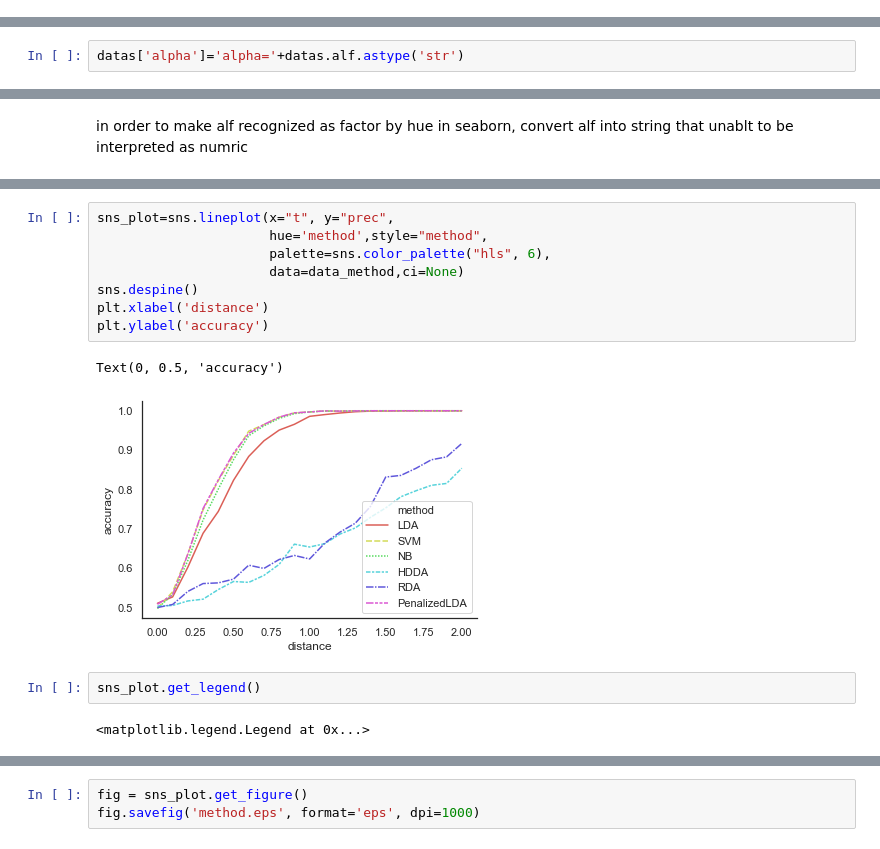
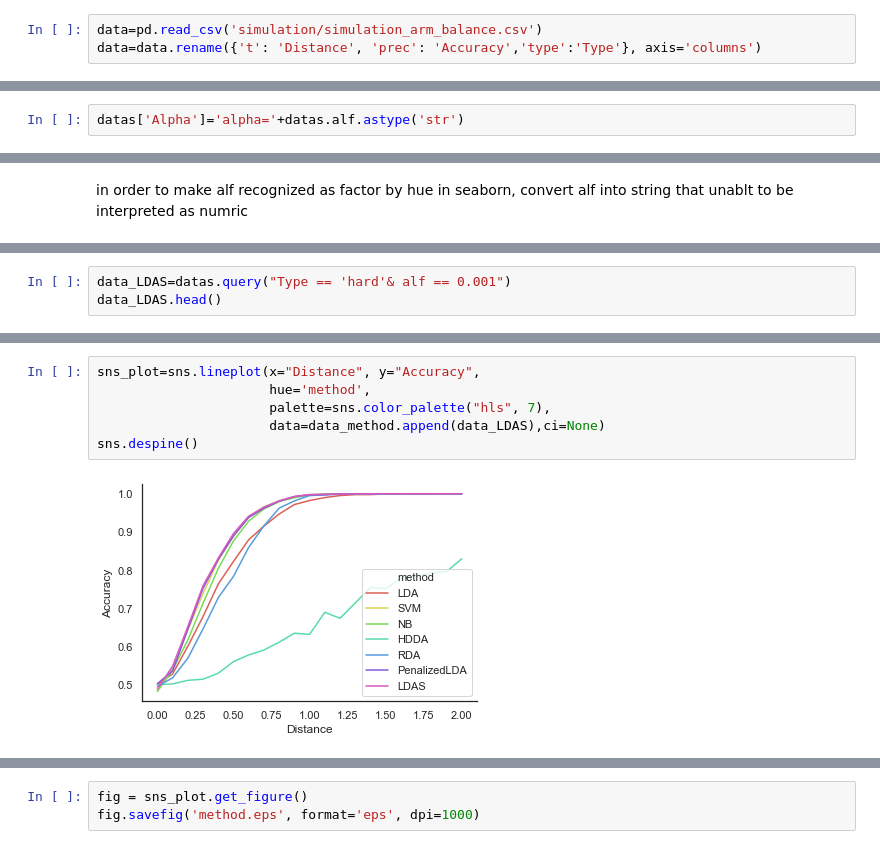
Before and after one commit to JasonZhang0619/LDAS, a Jupyter notebook: simulation_plot.ipynb, the cells around one changed output, grey strips where cells are left out. Saved outputs shown, nothing was run; the diff lists cells and outputs as text.

```diff
--- a/simulation_plot.ipynb
+++ b/simulation_plot.ipynb
@@ -9,3 +7,6 @@ data=pd.read_csv('simulation/simulation_arm_unbalance.csv')
+# %%
+data=pd.read_csv('simulation/simulation_arm_balance.csv')
+data=data.rename({'t': 'Distance', 'prec': 'Accuracy','type':'Type'}, axis='columns')
 # %%
 data.describe(include='all')
 # %% [output]
@@ -45,5 +42,5 @@ array([0.001 , 0.0025, 0.005 , 0.0075, 0.01  , 0.05  ])
 # %%
-datas['alpha']='alpha='+datas.alf.astype('str')
+datas['Alpha']='alpha='+datas.alf.astype('str')
 # %% [output]
 A value is trying to be set on a copy of a slice from a DataFrame.
 Try using .loc[row_indexer,col_indexer] = value instead
@@ -106,0 +119,3 @@ data_method=data[(data.method!='LDAS')]
+# %%
+data_LDAS=datas.query("Type == 'hard'& alf == 0.001")
+data_LDAS.head()
@@ -107,15 +129,8 @@ data_method=data[(data.method!='LDAS')]
 # %%
-sns_plot=sns.lineplot(x="t", y="prec",
-                      hue='method',style="method",
-                      palette=sns.color_palette("hls", 6),
-                      data=data_method,ci=None)
+sns_plot=sns.lineplot(x="Distance", y="Accuracy",
+                      hue='method',
+                      palette=sns.color_palette("hls", 7),
+                      data=data_method.append(data_LDAS),ci=None)
 sns.despine()
-plt.xlabel('distance')
-plt.ylabel('accuracy')
 # %% [output]
-Text(0, 0.5, 'accuracy')
-[figure, old version]
+[figure, new version]
-# %%
-sns_plot.get_legend()
-# %% [output]
-<matplotlib.legend.Legend at 0x...>
```
Also changed, not shown: parts of 23 cells of this notebook, 3 other files.
